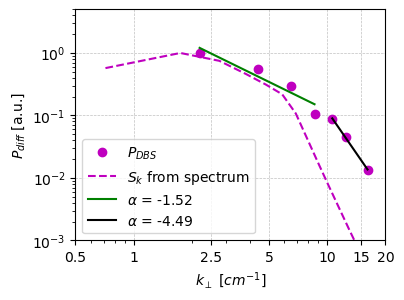
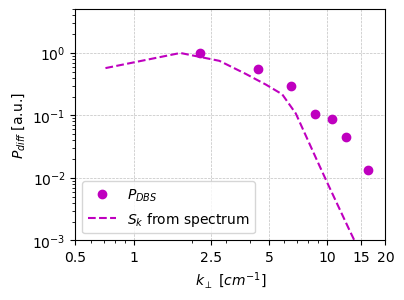
Code edit (unified diff) that turned the first committed figure into the second:
--- before
+++ after
@@ -5,13 +5,13 @@
 ax.loglog(ks * 1e-2,( Sk ) / (Sk ).max(), '--m', label = r'$S_k$ from spectrum')
 
-cond = (FWS_mixed_advection_2.kp <= 10)  
-m, b = np.polyfit(np.log10(FWS_mixed_advection_2.kp[cond]), np.log10(FWS_mixed_advection_2.Pdiff[cond]), 1)
-print(m)
-ax.loglog(FWS_mixed_advection_2.kp[cond] , (10 ** b * FWS_mixed_advection_2.kp[cond] ** m) / FWS_mixed_advection_2.Pdiff.max(), '-g' , label = r'$\alpha$ = %.2f' %m)
+# cond = (FWS_mixed_advection_2.kp <= 10)  
+# m, b = np.polyfit(np.log10(FWS_mixed_advection_2.kp[cond]), np.log10(FWS_mixed_advection_2.Pdiff[cond]), 1)
+# print(m)
+# ax.loglog(FWS_mixed_advection_2.kp[cond] , (10 ** b * FWS_mixed_advection_2.kp[cond] ** m) / FWS_mixed_advection_2.Pdiff.max(), '-g' , label = r'$\alpha$ = %.2f' %m)
 
-cond = (FWS_mixed_advection_2.kp > 10)  
-m, b = np.polyfit(np.log10(FWS_mixed_advection_2.kp[cond]), np.log10(FWS_mixed_advection_2.Pdiff[cond]), 1)
-print(m)
-ax.loglog(FWS_mixed_advection_2.kp[cond] , (10 ** b * FWS_mixed_advection_2.kp[cond] ** m) / FWS_mixed_advection_2.Pdiff.max(), '-k' , label = r'$\alpha$ = %.2f' %m)
+# cond = (FWS_mixed_advection_2.kp > 10)  
+# m, b = np.polyfit(np.log10(FWS_mixed_advection_2.kp[cond]), np.log10(FWS_mixed_advection_2.Pdiff[cond]), 1)
+# print(m)
+# ax.loglog(FWS_mixed_advection_2.kp[cond] , (10 ** b * FWS_mixed_advection_2.kp[cond] ** m) / FWS_mixed_advection_2.Pdiff.max(), '-k' , label = r'$\alpha$ = %.2f' %m)
 
 ax.set_xlim(0.5, 20)

Commit: FW2Dgui for analysis + read and visualize plot